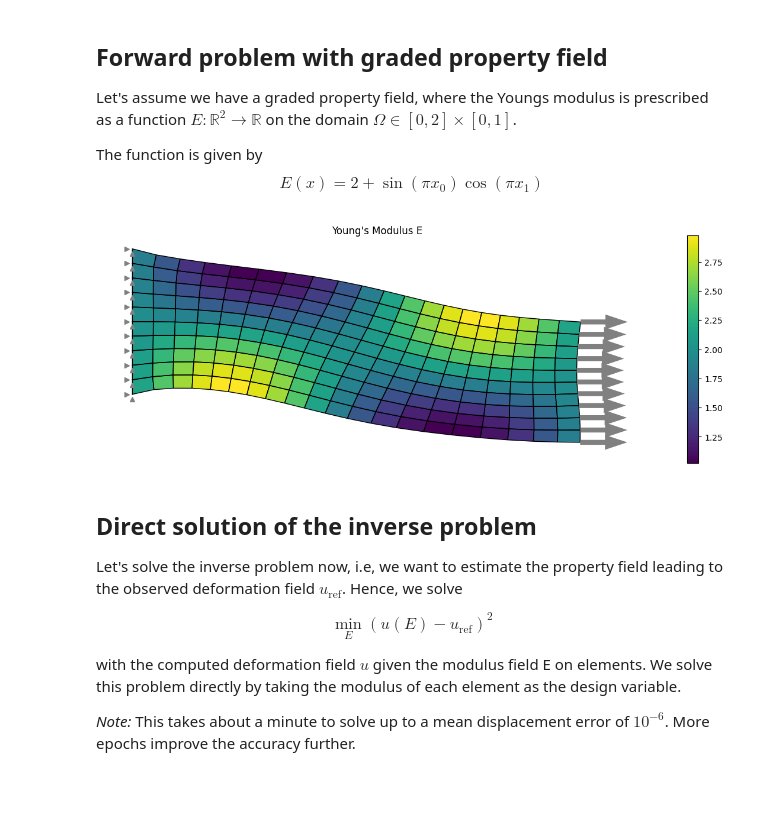
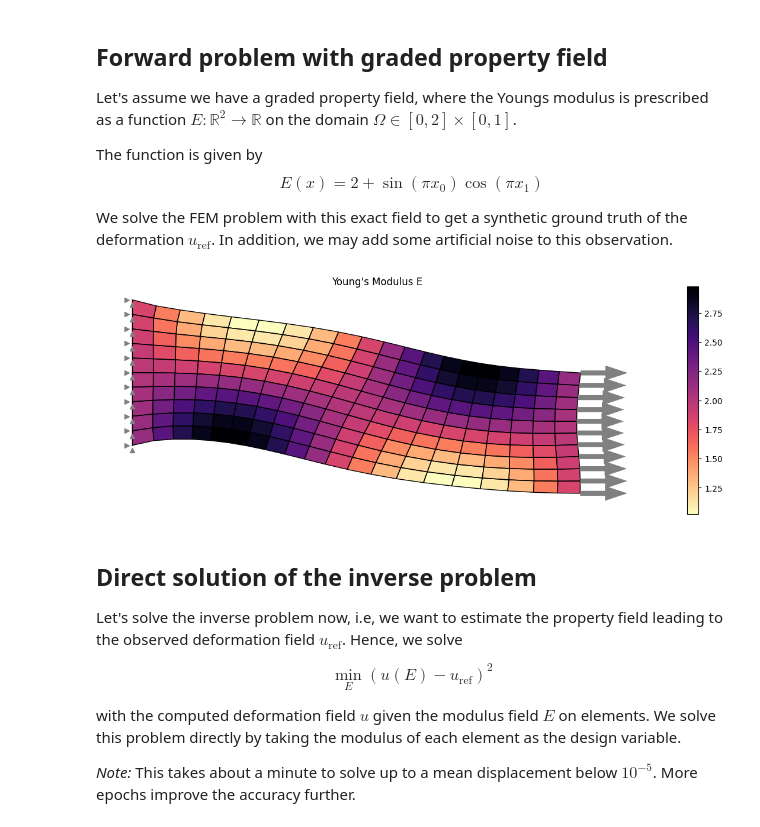
Before and after one commit to meyer-nils/torch-fem, a Jupyter notebook: examples/optimization/planar/property_fields.ipynb, the cells around one changed output. Saved outputs shown, nothing was run; the diff lists cells and outputs as text; code cells hidden in the pictures; blank space fills up the shorter version.

```diff
--- a/examples/optimization/planar/property_fields.ipynb
+++ b/examples/optimization/planar/property_fields.ipynb
@@ -21,6 +24,8 @@ The function is given by
 $$
     E(x) = 2 + \sin(\pi x_0) \cos(\pi x_1)
 $$
+
+We solve the FEM problem with this exact field to get a synthetic ground truth of the deformation $u_\textrm{ref}$. In addition, we may add some artificial noise to this observation.
 # %%
 def E(x):
     """Spatially varying material properties"""
@@ -54,14 +59,15 @@ sample.constraints[left, :] = True
 # %%
 # Solve
 u_ref, _, _, _, _ = sample.solve()
 
 # Plot
 sample.plot(
     u_ref,
     element_property=E_centers,
     title="Young's Modulus E",
     colorbar=True,
+    cmap="magma_r",
     figsize=(15, 5),
 )
 # %% [output]
-[figure, old version]
+[figure, new version]
@@ -74,9 +84,9 @@ $$
     \min_E \left( u(E) - u_\textrm{ref} \right)^2
 $$
 
-with the computed deformation field $u$ given the modulus field E on elements. We solve this problem directly by taking the modulus of each element as the design variable.
+with the computed deformation field $u$ given the modulus field $E$ on elements. We solve this problem directly by taking the modulus of each element as the design variable.
 
-*Note:* This takes about a minute to solve up to a mean displacement error of $10^{-6}$. More epochs improve the accuracy further.
+*Note:* This takes about a minute to solve up to a mean displacement below $10^{-5}$. More epochs improve the accuracy further.
 # %%
 # Set up optimization
 E_direct = torch.ones(elements.shape[0], requires_grad=True)
```
Also changed, not shown: parts of 12 cells of this notebook.
